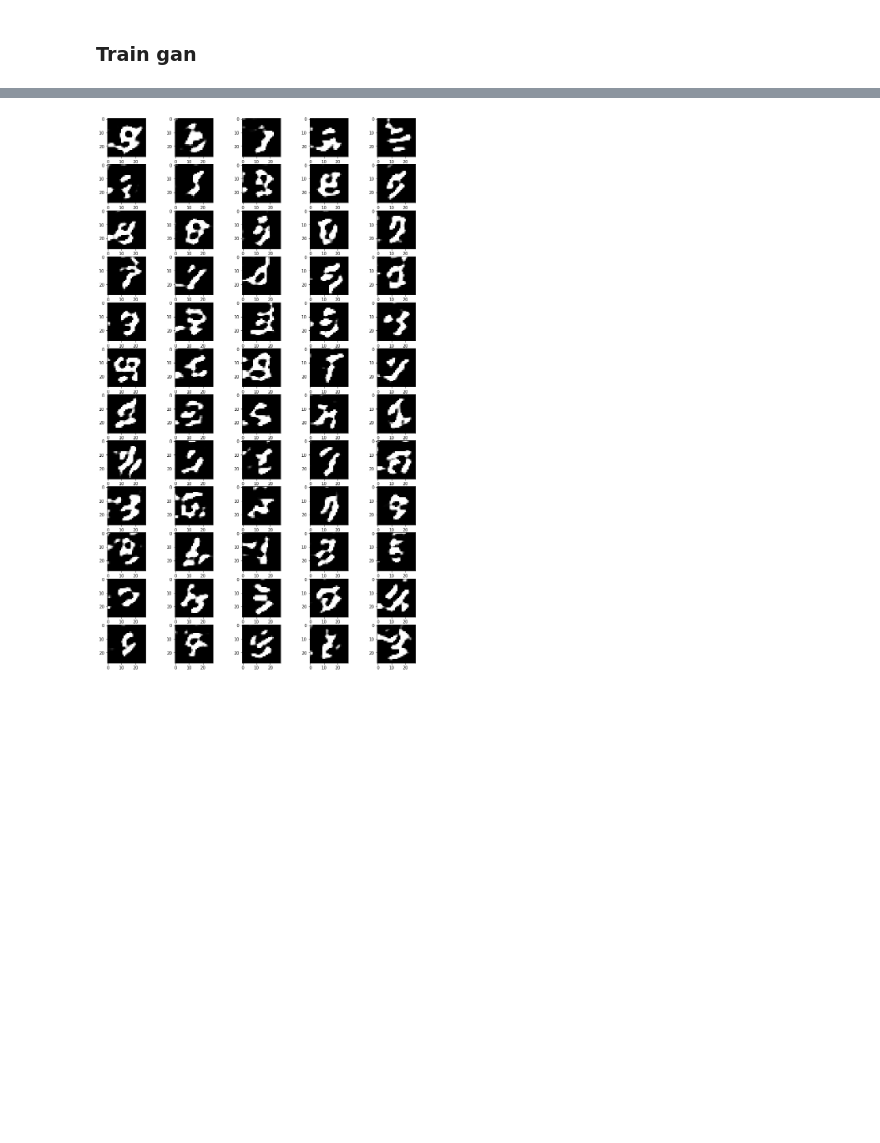
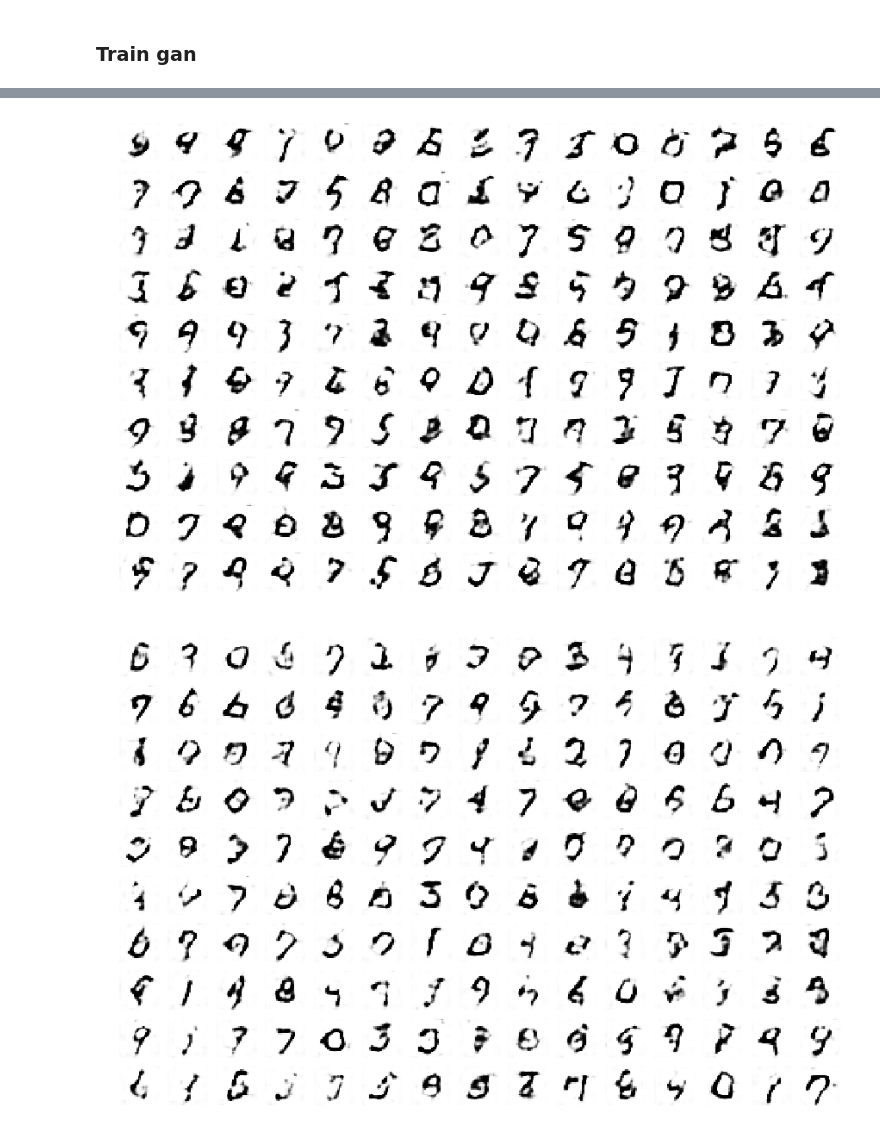
Before and after one commit to devill/keras_playground, a Jupyter notebook: my_notebooks/MNIST/gan_v1.ipynb, the cells around one changed output, grey strips where cells are left out. Cells and saved outputs as stored; diff of their text form; code cells hidden in the pictures; blank space fills up the shorter version.

```diff
--- a/my_notebooks/MNIST/gan_v1.ipynb
+++ b/my_notebooks/MNIST/gan_v1.ipynb
@@ -252,5 +339,9 @@ plots([fake_image_history[i*math.floor(len(fake_image_history)/60)] for i in ran
 # %%
-plots(generator.predict(get_random_input_for_generator(60)), figsize=(14,24), cmap='gray', rows=12)
+plots(generator.predict(get_random_input_for_generator(150)))
 # %% [output]
-[figure, old version]
+[figure, new version]
+# %%
+plots(generator.predict(get_random_input_for_generator(150,0.9)))
+# %% [output]
+[figure, added]
 # %%
```
Also changed, not shown: parts of 28 cells of this notebook.
